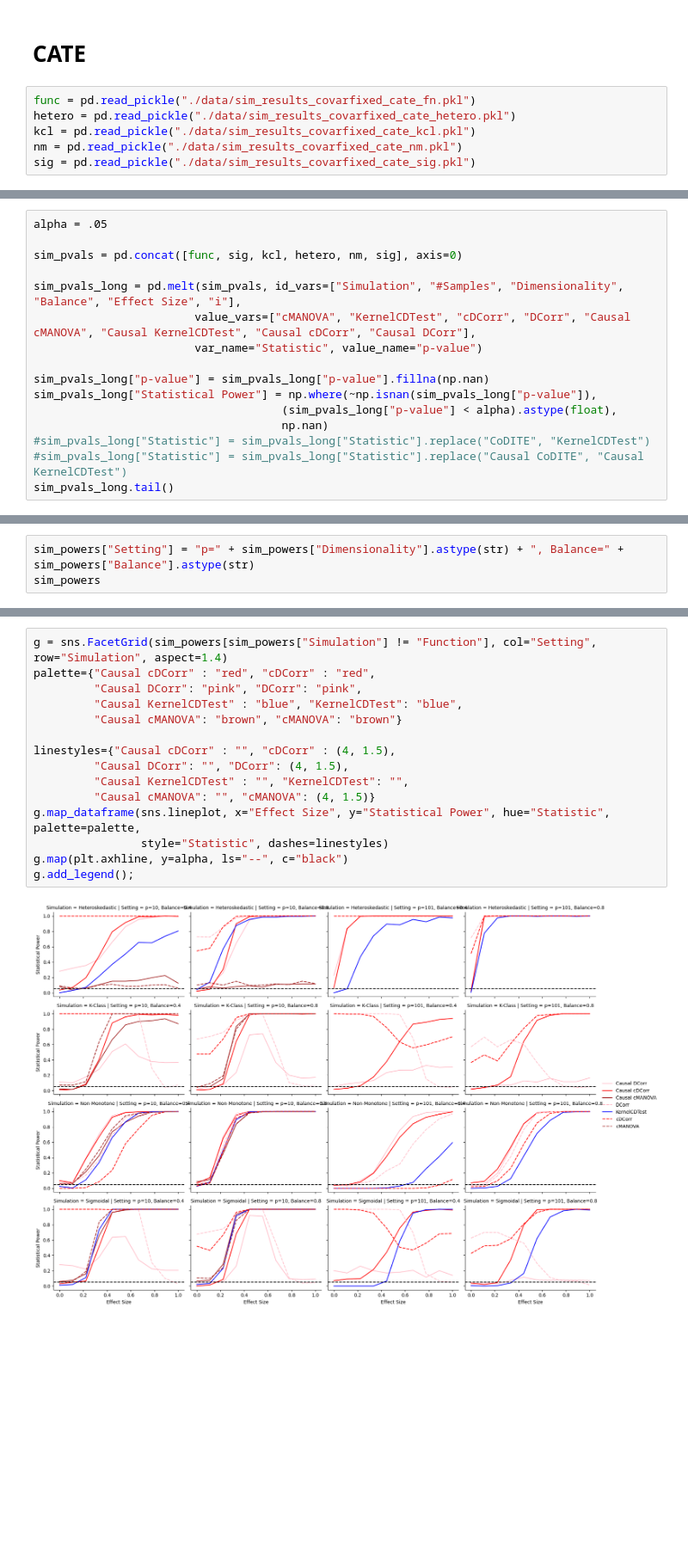
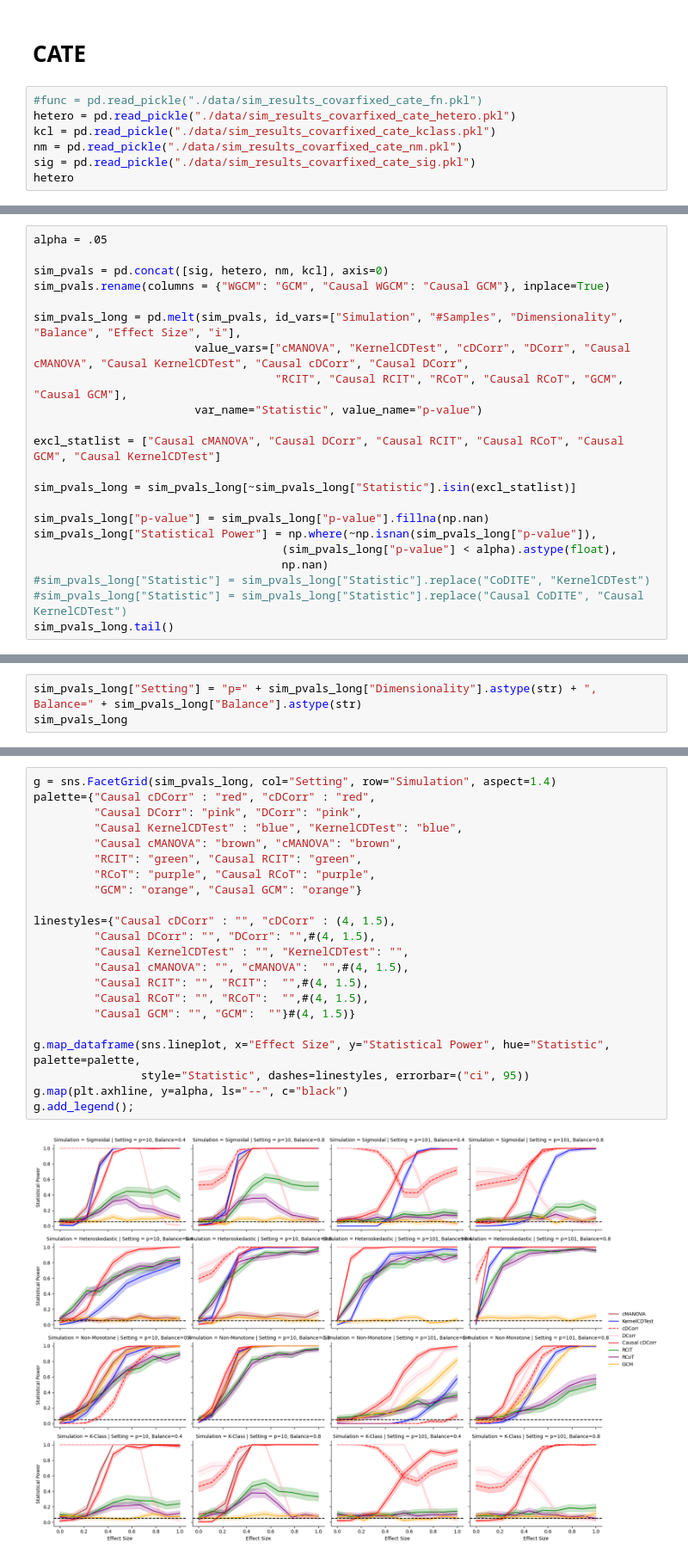
Before and after one commit to ebridge2/cdcorr, a Jupyter notebook: cdcorr/simulations/plotting.ipynb, the cells around one changed output, grey strips where cells are left out. Shown at 86% size. Cells and saved outputs as stored; diff of their text form; blank space fills up the shorter version.

```diff
--- a/cdcorr/simulations/plotting.ipynb
+++ b/cdcorr/simulations/plotting.ipynb
@@ -78,8 +84,9 @@ g.add_legend();
 # %% [markdown]
 # CATE
 # %%
-func = pd.read_pickle("./data/sim_results_covarfixed_cate_fn.pkl")
+#func = pd.read_pickle("./data/sim_results_covarfixed_cate_fn.pkl")
 hetero = pd.read_pickle("./data/sim_results_covarfixed_cate_hetero.pkl")
-kcl = pd.read_pickle("./data/sim_results_covarfixed_cate_kcl.pkl")
+kcl = pd.read_pickle("./data/sim_results_covarfixed_cate_kclass.pkl")
 nm = pd.read_pickle("./data/sim_results_covarfixed_cate_nm.pkl")
 sig = pd.read_pickle("./data/sim_results_covarfixed_cate_sig.pkl")
+hetero
@@ -86,11 +107,17 @@ sig = pd.read_pickle("./data/sim_results_covarfixed_cate_sig.pkl")
 # %%
 alpha = .05
 
-sim_pvals = pd.concat([func, sig, kcl, hetero, nm, sig], axis=0)
+sim_pvals = pd.concat([sig, hetero, nm, kcl], axis=0)
+sim_pvals.rename(columns = {"WGCM": "GCM", "Causal WGCM": "Causal GCM"}, inplace=True)
 
 sim_pvals_long = pd.melt(sim_pvals, id_vars=["Simulation", "#Samples", "Dimensionality", "Balance", "Effect Size", "i"],
-                        value_vars=["cMANOVA", "KernelCDTest", "cDCorr", "DCorr", "Causal cMANOVA", "Causal KernelCDTest", "Causal cDCorr", "Causal DCorr"],
+                        value_vars=["cMANOVA", "KernelCDTest", "cDCorr", "DCorr", "Causal cMANOVA", "Causal KernelCDTest", "Causal cDCorr", "Causal DCorr",
+                                    "RCIT", "Causal RCIT", "RCoT", "Causal RCoT", "GCM", "Causal GCM"],
                         var_name="Statistic", value_name="p-value")
+
+excl_statlist = ["Causal cMANOVA", "Causal DCorr", "Causal RCIT", "Causal RCoT", "Causal GCM", "Causal KernelCDTest"]
+
+sim_pvals_long = sim_pvals_long[~sim_pvals_long["Statistic"].isin(excl_statlist)]
 
 sim_pvals_long["p-value"] = sim_pvals_long["p-value"].fillna(np.nan)
 sim_pvals_long["Statistical Power"] = np.where(~np.isnan(sim_pvals_long["p-value"]),
@@ -122,4 +136,4 @@ sim_powers.head()
 # %%
-sim_powers["Setting"] = "p=" + sim_powers["Dimensionality"].astype(str) + ", Balance=" + sim_powers["Balance"].astype(str)
-sim_powers
+sim_pvals_long["Setting"] = "p=" + sim_pvals_long["Dimensionality"].astype(str) + ", Balance=" + sim_pvals_long["Balance"].astype(str)
+sim_pvals_long
 # %% [output]
@@ -139,17 +153,24 @@ sim_powers
 # %%
-g = sns.FacetGrid(sim_powers[sim_powers["Simulation"] != "Function"], col="Setting", row="Simulation", aspect=1.4)
+g = sns.FacetGrid(sim_pvals_long, col="Setting", row="Simulation", aspect=1.4)
 palette={"Causal cDCorr" : "red", "cDCorr" : "red",
          "Causal DCorr": "pink", "DCorr": "pink",
          "Causal KernelCDTest" : "blue", "KernelCDTest": "blue",
-         "Causal cMANOVA": "brown", "cMANOVA": "brown"}
+         "Causal cMANOVA": "brown", "cMANOVA": "brown",
+         "RCIT": "green", "Causal RCIT": "green",
+         "RCoT": "purple", "Causal RCoT": "purple",
+         "GCM": "orange", "Causal GCM": "orange"}
 
 linestyles={"Causal cDCorr" : "", "cDCorr" : (4, 1.5),
-         "Causal DCorr": "", "DCorr": (4, 1.5),
+         "Causal DCorr": "", "DCorr": "",#(4, 1.5),
          "Causal KernelCDTest" : "", "KernelCDTest": "",
-         "Causal cMANOVA": "", "cMANOVA": (4, 1.5)}
+         "Causal cMANOVA": "", "cMANOVA":  "",#(4, 1.5),
+         "Causal RCIT": "", "RCIT":  "",#(4, 1.5),
+         "Causal RCoT": "", "RCoT":  "",#(4, 1.5),
+         "Causal GCM": "", "GCM":  ""}#(4, 1.5)}
+
 g.map_dataframe(sns.lineplot, x="Effect Size", y="Statistical Power", hue="Statistic", palette=palette,
-                style="Statistic", dashes=linestyles)
+                style="Statistic", dashes=linestyles, errorbar=("ci", 95))
 g.map(plt.axhline, y=alpha, ls="--", c="black")
 g.add_legend();
 # %% [output]
-[figure, old version]
+[figure, new version]
```
Also changed, not shown: parts of 14 cells of this notebook, 4 other files.
